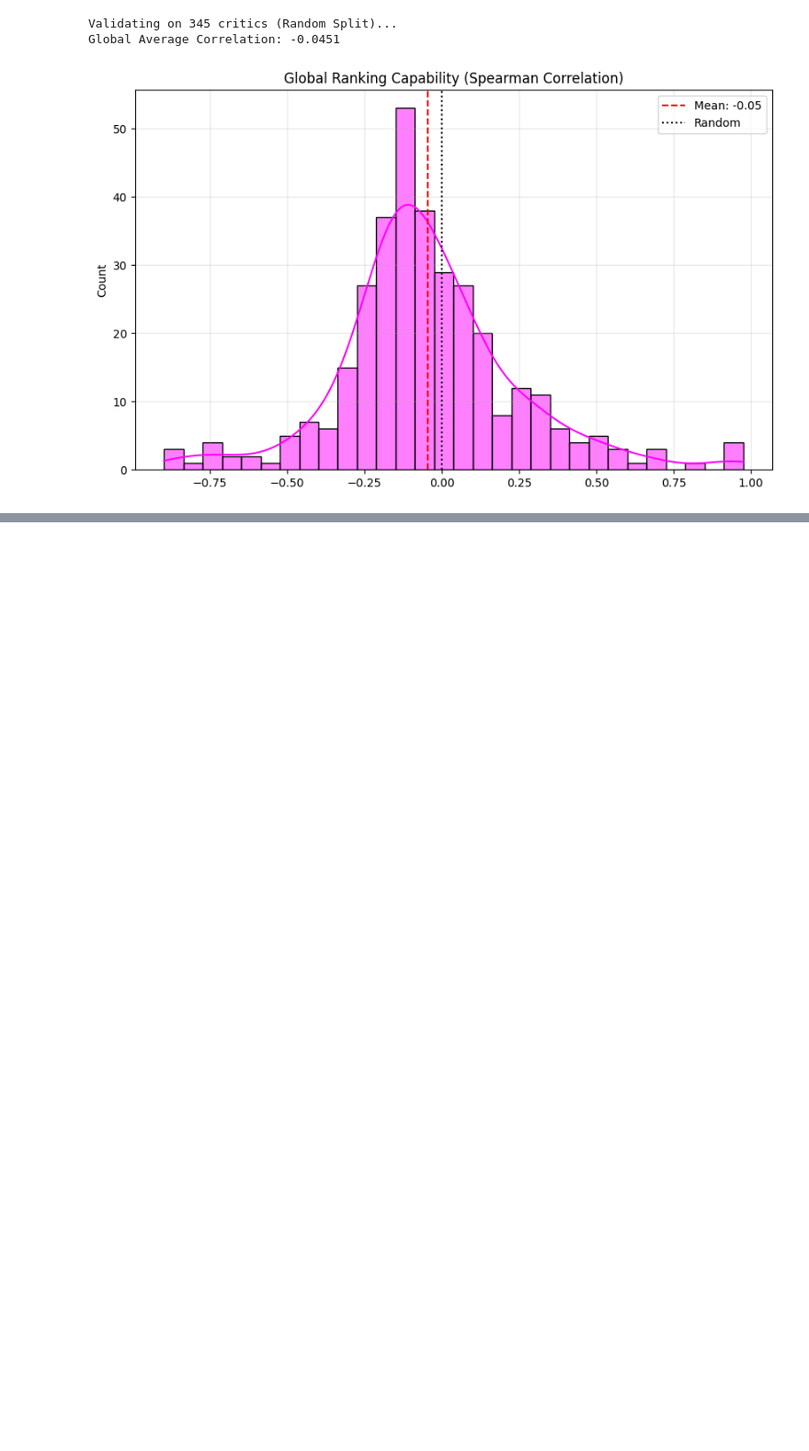
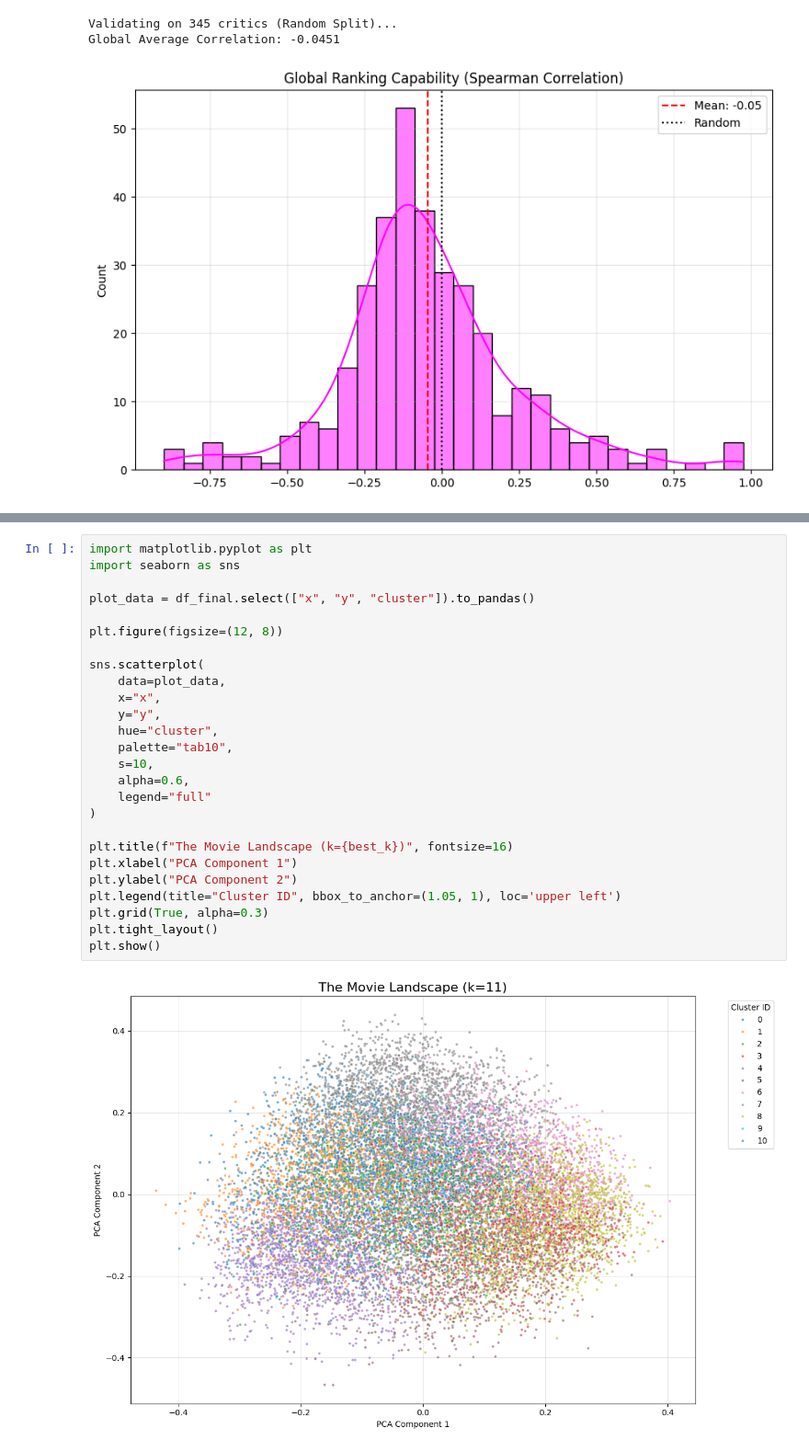
Before and after one commit to osquera/02807_Project, a Jupyter notebook: src/02807_project/embeddings_openai.ipynb, the cells around one changed output, grey strips where cells are left out. Shown at 92% size. Cells and saved outputs as stored; diff of their text form; blank space fills up the shorter version.

```diff
--- a/src/02807_project/embeddings_openai.ipynb
+++ b/src/02807_project/embeddings_openai.ipynb
@@ -483,0 +638,28 @@ Global Average Correlation: -0.0451
+# %%
+import matplotlib.pyplot as plt
+import seaborn as sns
+
+plot_data = df_final.select(["x", "y", "cluster"]).to_pandas()
+
+plt.figure(figsize=(12, 8))
+
+sns.scatterplot(
+    data=plot_data,
+    x="x",
+    y="y",
+    hue="cluster",
+    palette="tab10",
+    s=10,
+    alpha=0.6,
+    legend="full"
+)
+
+plt.title(f"The Movie Landscape (k={best_k})", fontsize=16)
+plt.xlabel("PCA Component 1")
+plt.ylabel("PCA Component 2")
+plt.legend(title="Cluster ID", bbox_to_anchor=(1.05, 1), loc='upper left')
+plt.grid(True, alpha=0.3)
+plt.tight_layout()
+plt.show()
+# %% [output]
+[figure, added]
```
Also changed, not shown: parts of 18 cells of this notebook.
